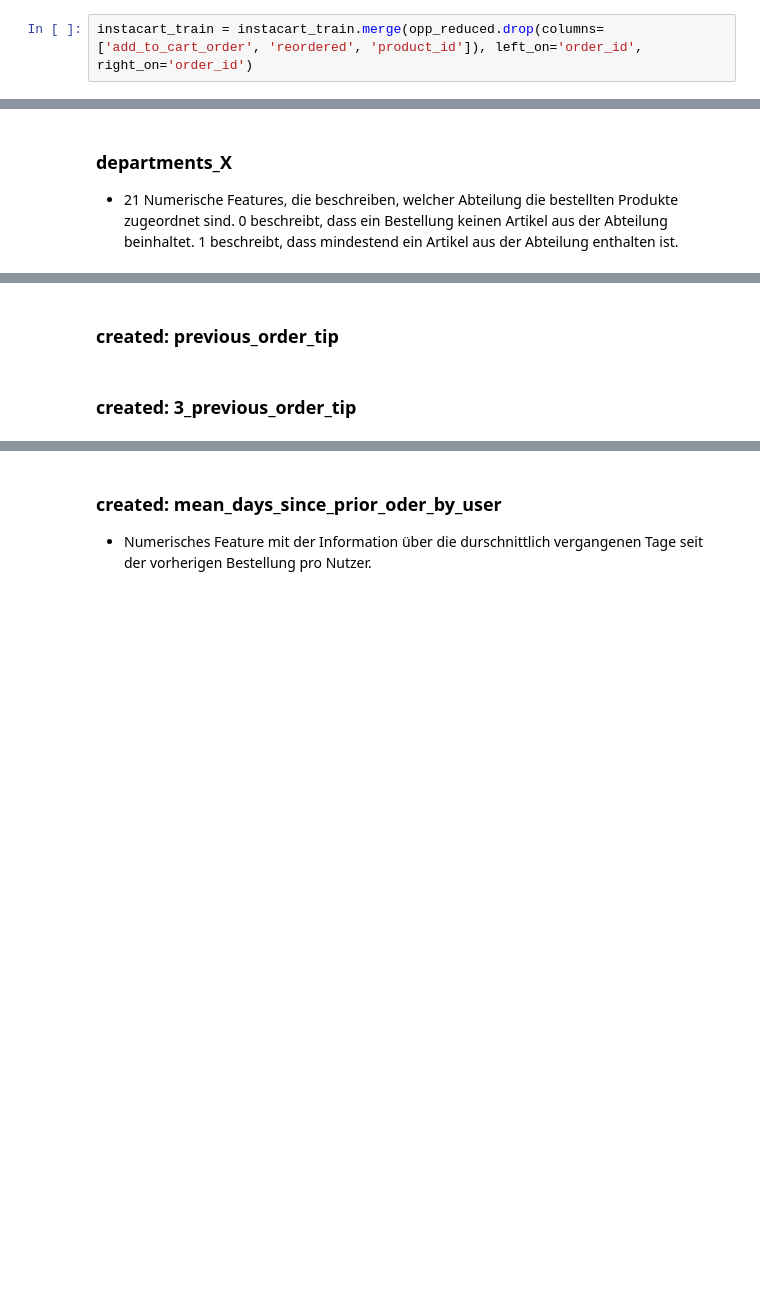
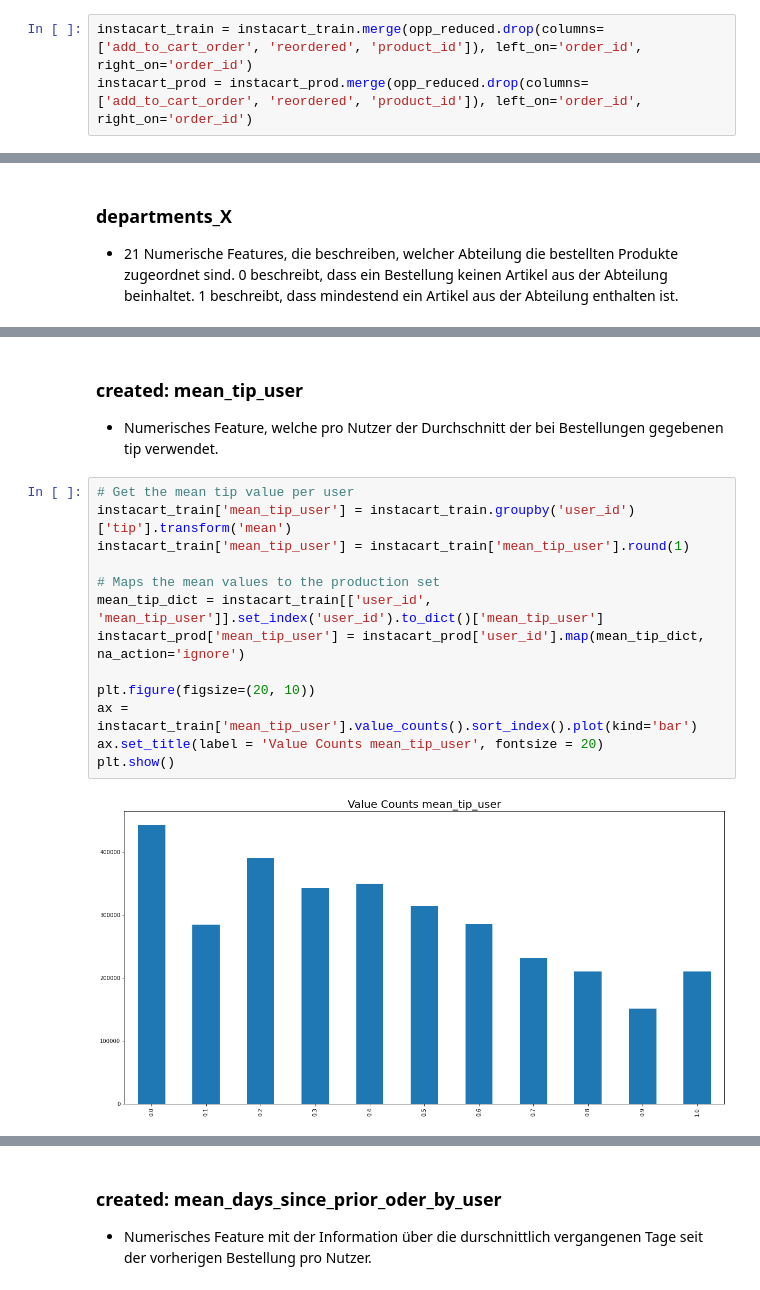
Before and after one commit to JonasHauth/Instacart-Tip-Prediction---Gruppe-6, a Jupyter notebook: Tip_Prediction_Instacart.ipynb, the cells around one changed output, grey strips where cells are left out. Cells and saved outputs as stored; diff of their text form; blank space fills up the shorter version.

```diff
--- a/Tip_Prediction_Instacart.ipynb
+++ b/Tip_Prediction_Instacart.ipynb
@@ -146,5 +176,6 @@ opp_reduced
 # %%
 instacart_train = instacart_train.merge(opp_reduced.drop(columns=['add_to_cart_order', 'reordered', 'product_id']), left_on='order_id', right_on='order_id')
+instacart_prod = instacart_prod.merge(opp_reduced.drop(columns=['add_to_cart_order', 'reordered', 'product_id']), left_on='order_id', right_on='order_id')
 # %%
 instacart_train.isnull().sum().head(20)
 # %% [output]
@@ -320,4 +393,18 @@ plt.show()
-# %% [markdown]
-### created: previous_order_tip
-# %% [markdown]
-### created: 3_previous_order_tip
+# %% [markdown]
+### created: mean_tip_user
+- Numerisches Feature, welche pro Nutzer der Durchschnitt der bei Bestellungen gegebenen tip verwendet.
+# %%
+# Get the mean tip value per user
+instacart_train['mean_tip_user'] = instacart_train.groupby('user_id')['tip'].transform('mean')
+instacart_train['mean_tip_user'] = instacart_train['mean_tip_user'].round(1)
+
+# Maps the mean values to the production set
+mean_tip_dict = instacart_train[['user_id', 'mean_tip_user']].set_index('user_id').to_dict()['mean_tip_user']
+instacart_prod['mean_tip_user'] = instacart_prod['user_id'].map(mean_tip_dict, na_action='ignore')
+
+plt.figure(figsize=(20, 10))
+ax = instacart_train['mean_tip_user'].value_counts().sort_index().plot(kind='bar')
+ax.set_title(label = 'Value Counts mean_tip_user', fontsize = 20)
+plt.show()
+# %% [output]
+[figure, added]
```
Also changed, not shown: parts of 26 cells of this notebook.
